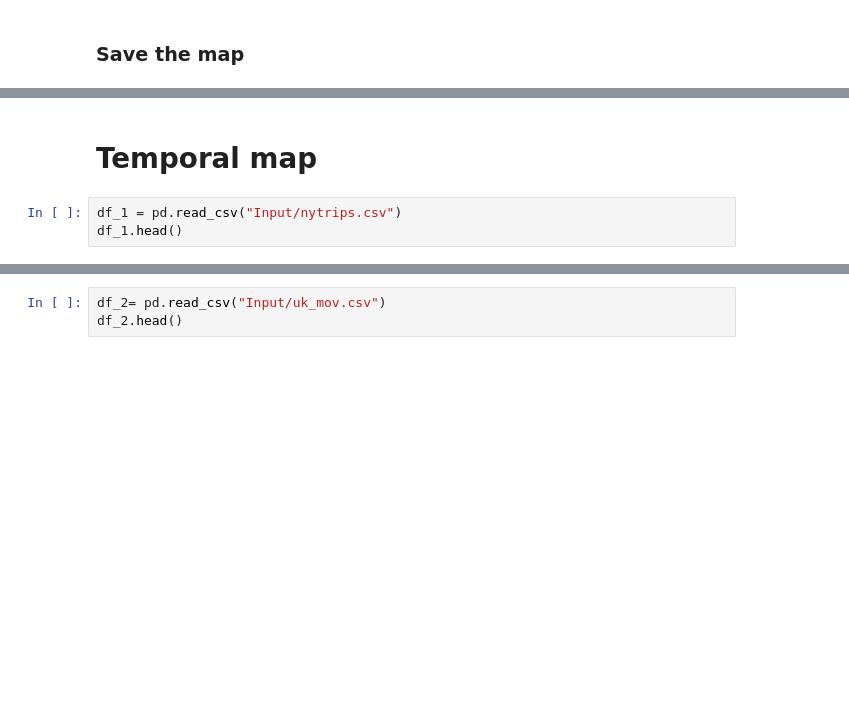
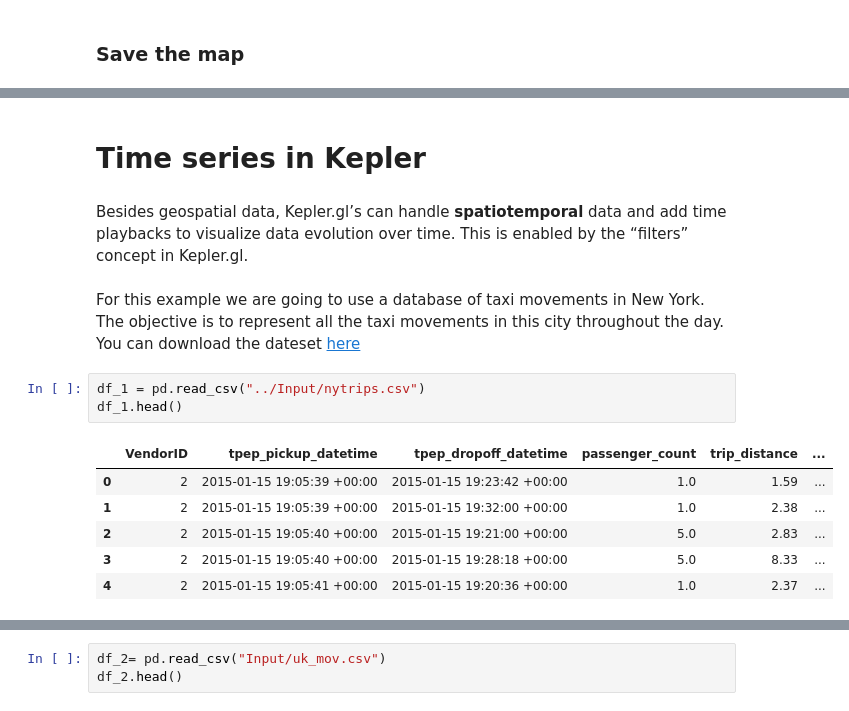
Before and after one commit to AnaAGG/Kepler_maps, a Jupyter notebook: Notebooks/1- Kepler map.ipynb, the cells around one changed output, grey strips where cells are left out. Drawn from its saved outputs; the diff is of its cells as text; blank space fills up the shorter version.

```diff
--- a/Notebooks/1- Kepler map.ipynb
+++ b/Notebooks/1- Kepler map.ipynb
@@ -81,5 +220,16 @@ map_1.save_to_html(file_name = "crime_map.html", read_only = True)
 # %% [markdown]
-# Temporal map
+# Time series in Kepler
+# %% [markdown]
+Besides geospatial data, Kepler.gl’s can handle **spatiotemporal** data and add time playbacks to visualize data evolution over time. This is enabled by the “filters” concept in Kepler.gl.
+# %% [markdown]
+For this example we are going to use a database of taxi movements in New York. The objective is to represent all the taxi movements in this city throughout the day. You can download the dateset [here](https://www1.nyc.gov/site/tlc/about/tlc-trip-record-data.page)
 # %%
-df_1 = pd.read_csv("Input/nytrips.csv")
+df_1 = pd.read_csv("../Input/nytrips.csv")
 df_1.head()
+# %% [output]
+|  | VendorID | tpep_pickup_datetime | tpep_dropoff_datetime | passenger_count | trip_distance | ... |
+| 0 | 2 | 2015-01-15 19:05:39 +00:00 | 2015-01-15 19:23:42 +00:00 | 1.0 | 1.59 | ... |
+| 1 | 2 | 2015-01-15 19:05:39 +00:00 | 2015-01-15 19:32:00 +00:00 | 1.0 | 2.38 | ... |
+| 2 | 2 | 2015-01-15 19:05:40 +00:00 | 2015-01-15 19:21:00 +00:00 | 5.0 | 2.83 | ... |
+| 3 | 2 | 2015-01-15 19:05:40 +00:00 | 2015-01-15 19:28:18 +00:00 | 5.0 | 8.33 | ... |
+| 4 | 2 | 2015-01-15 19:05:41 +00:00 | 2015-01-15 19:20:36 +00:00 | 1.0 | 2.37 | ... |
```
Also changed, not shown: parts of 27 cells of this notebook, 3 other files.
